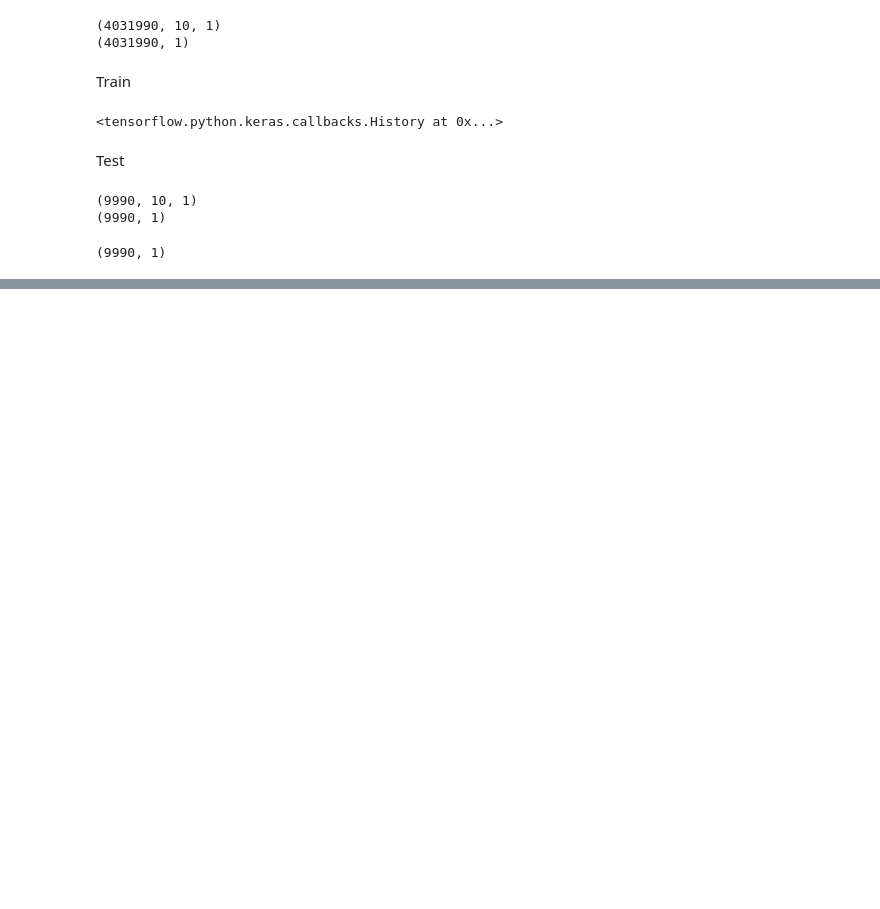
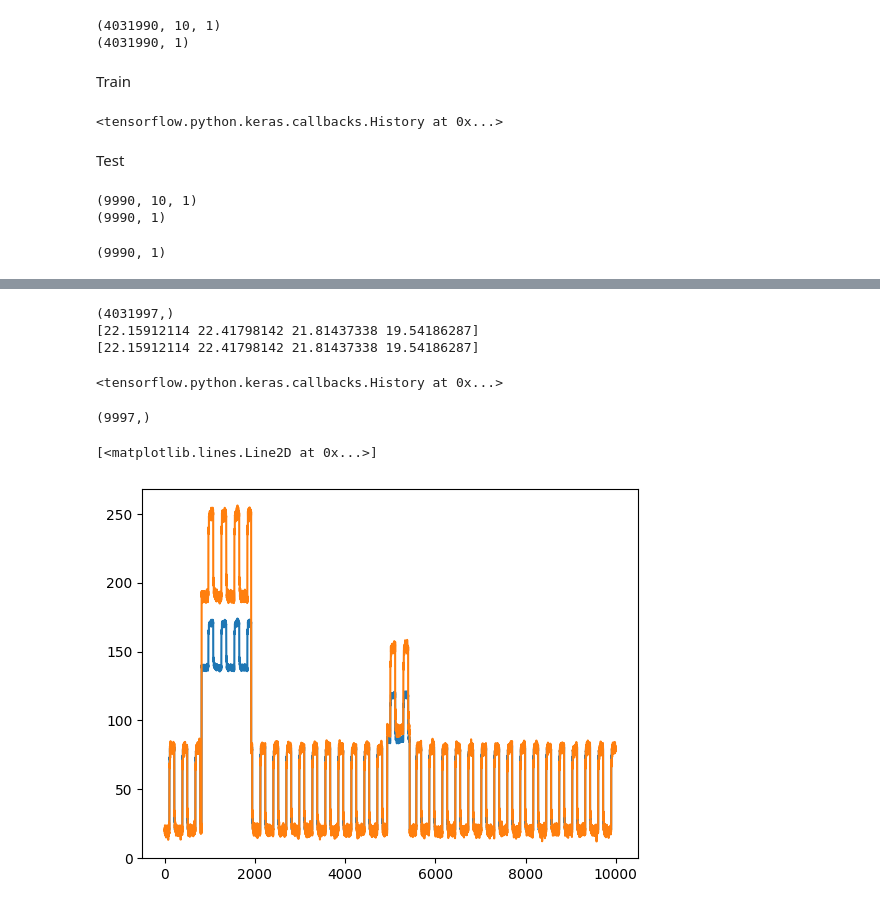
Before and after one commit to yilee10/detect_anormal, a Jupyter notebook: model_test.ipynb, the cells around one changed output, grey strips where cells are left out. Cells and saved outputs as stored; diff of their text form; code cells hidden in the pictures; blank space fills up the shorter version.

```diff
--- a/model_test.ipynb
+++ b/model_test.ipynb
@@ -167,0 +250,29 @@ over_num(1,np.array(test_data['error'][n_time_in:test_size]))
+# %%
+ntime_out = 3
+X_train,y_train = Xy_to_AEXy(X,ntime_out)
+print(X_train[1+ntime_out:ntime_out+5])
+print(y_train[1:5])
+# %% [output]
+(4031997,)
+[22.15912114 22.41798142 21.81437338 19.54186287]
+[22.15912114 22.41798142 21.81437338 19.54186287]
+# %%
+AE_model.fit(X_train, y_train, epochs=1, batch_size=100, verbose=0)
+# %% [output]
+<tensorflow.python.keras.callbacks.History at 0x...>
+# %%
+X = np.array(hardover_datas['value'][:10000])
+X_test,y_test = Xy_to_AEXy(X,ntime_out)
+# %% [output]
+(9997,)
+# %%
+y_predict = AE_model.predict(X_test,verbose=0)
+y_predict = y_predict.reshape(len(y_predict))
+# %%
+test_size = len(y_predict)
+# %%
+plt.plot(y_predict[ntime_out:test_size])
+plt.plot(y_test[:test_size-ntime_out])
+# %% [output]
+[<matplotlib.lines.Line2D at 0x...>]
+[figure, added]
```
Also changed, not shown: parts of 22 cells of this notebook.
